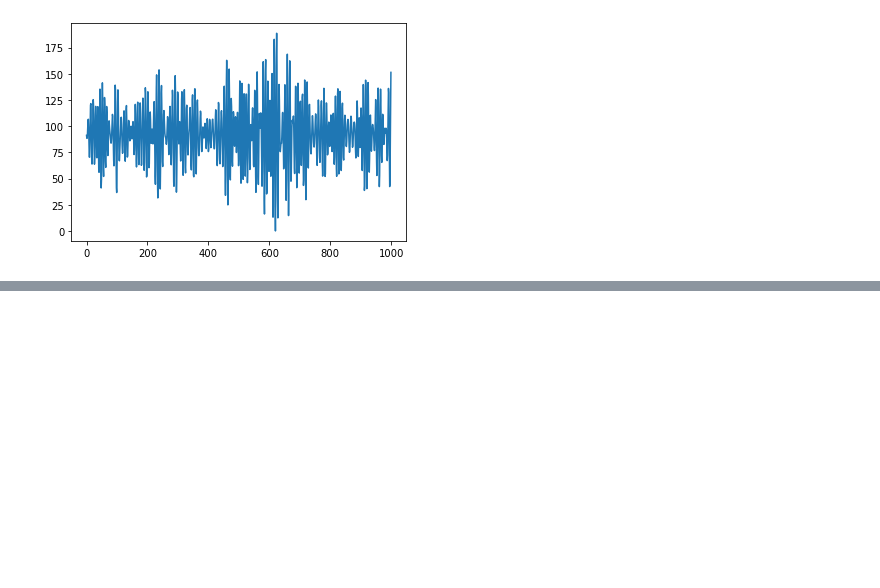
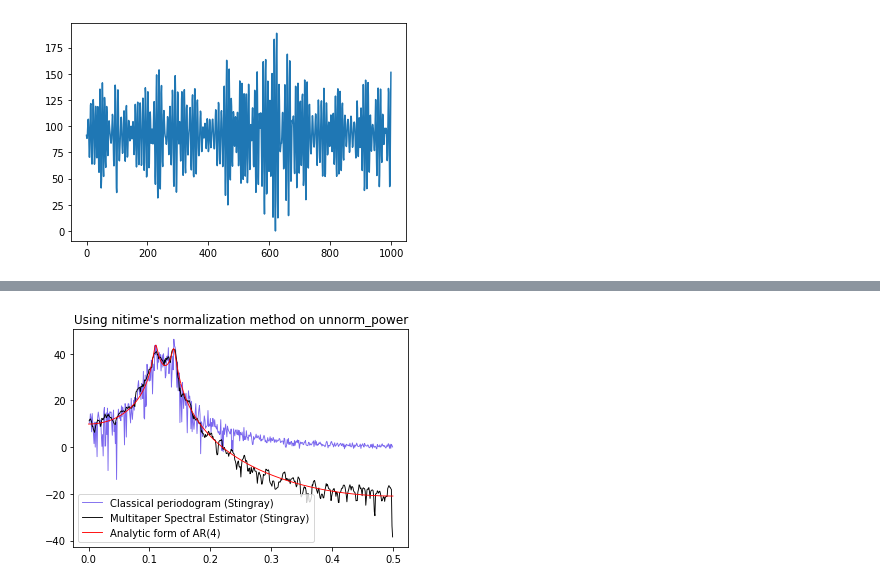
Before and after one commit to dhruv9vats/misc, a Jupyter notebook: AR4.ipynb, the cells around one changed output, grey strips where cells are left out. Drawn from its saved outputs; the diff is of its cells as text; code cells hidden in the pictures; blank space fills up the shorter version.

```diff
--- a/AR4.ipynb
+++ b/AR4.ipynb
@@ -42,0 +45,17 @@ leg = plt.legend()
+# %%
+Fs = 1
+custom_norm_ps = ps.unnorm_power / (Fs * data.shape[-1])    # Normalizing as per nitime gives a better fit
+custom_norm_mtp = mtp.unnorm_power / (Fs * data.shape[-1])  # Than using Stingray's 'abs' norm
+
+ps_dB = 10 * np.log10(custom_norm_ps)
+mtp_dB = 10 * np.log10(custom_norm_mtp)
+
+fig = plt.figure()
+plt.title("Using nitime's normalization method on unnorm_power")
+plt.plot(ps.freq, ps_dB, label='Classical periodogram (Stingray)', color='mediumslateblue', linewidth=.9)
+plt.plot(mtp.freq, mtp_dB, label='Multitaper Spectral Estimator (Stingray)', color='black', linewidth=.9)
+plt.plot(freq, psd, label='Analytic form of AR(4)', color='red', linewidth=.9)
+leg = plt.legend()
+plt.savefig("nitime_norm.png")
+# %% [output]
+[figure, added]
```
Also changed, not shown: parts of 1 cell of this notebook.
